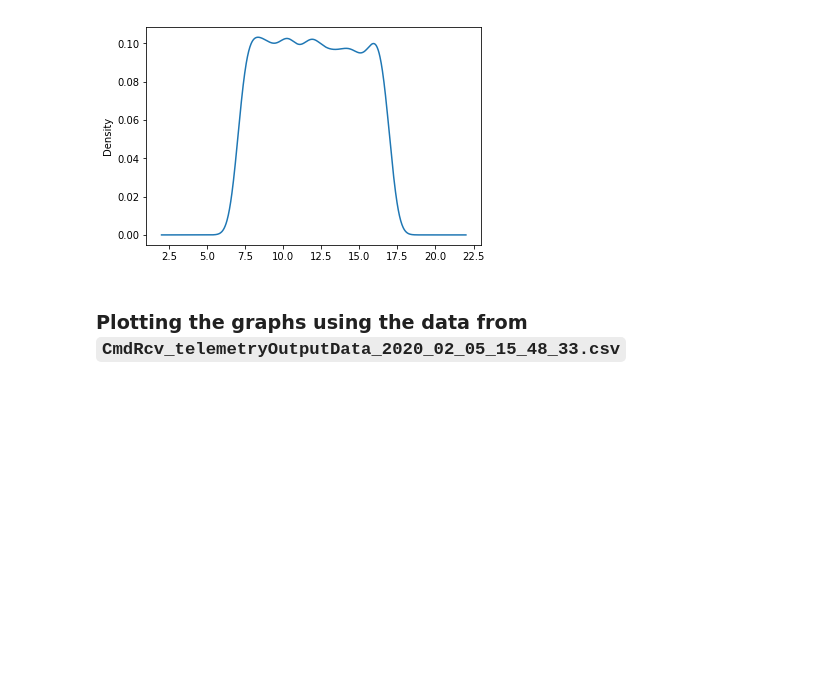
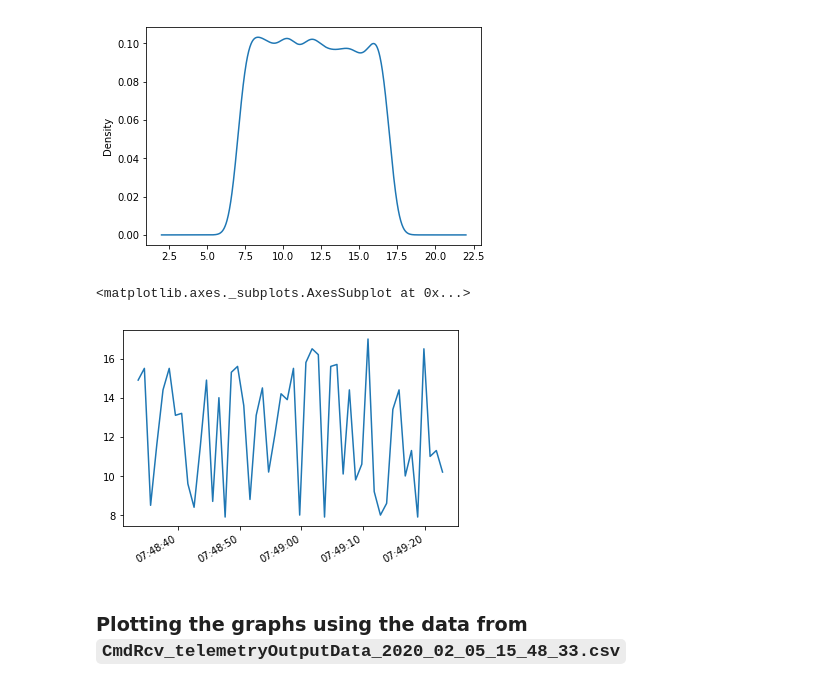
Before and after one commit to jesus-r-mendoza/Operations-Data-and-Mgmt-System, a Jupyter notebook: machine-learning/data-analysis/New-Data-Preprocessing.ipynb, the cells around one changed output. Cells and saved outputs as stored; diff of their text form; code cells hidden in the pictures; blank space fills up the shorter version.

```diff
--- a/machine-learning/data-analysis/New-Data-Preprocessing.ipynb
+++ b/machine-learning/data-analysis/New-Data-Preprocessing.ipynb
@@ -127,6 +175,11 @@ scatter_plot(data[1])
 kde_graph(data[1])
 # %% [output]
 [figure]
+# %%
+series[1][0:500:10].plot()
+# %% [output]
+<matplotlib.axes._subplots.AxesSubplot at 0x...>
+[figure, added]
 # %% [markdown]
 ### Plotting the graphs using the data from `CmdRcv_telemetryOutputData_2020_02_05_15_48_33.csv`
 # %%
```
Also changed, not shown: parts of 15 cells of this notebook.
